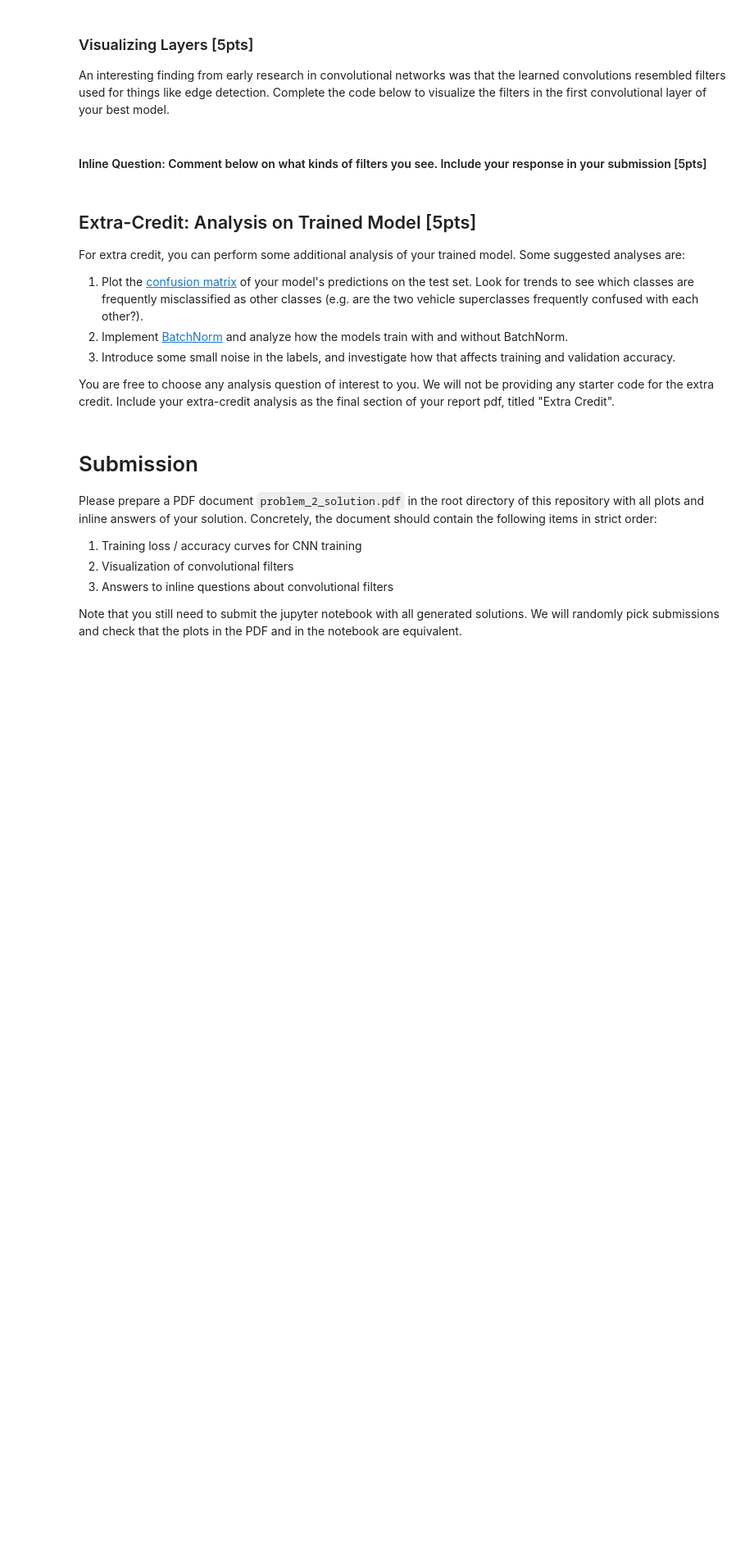
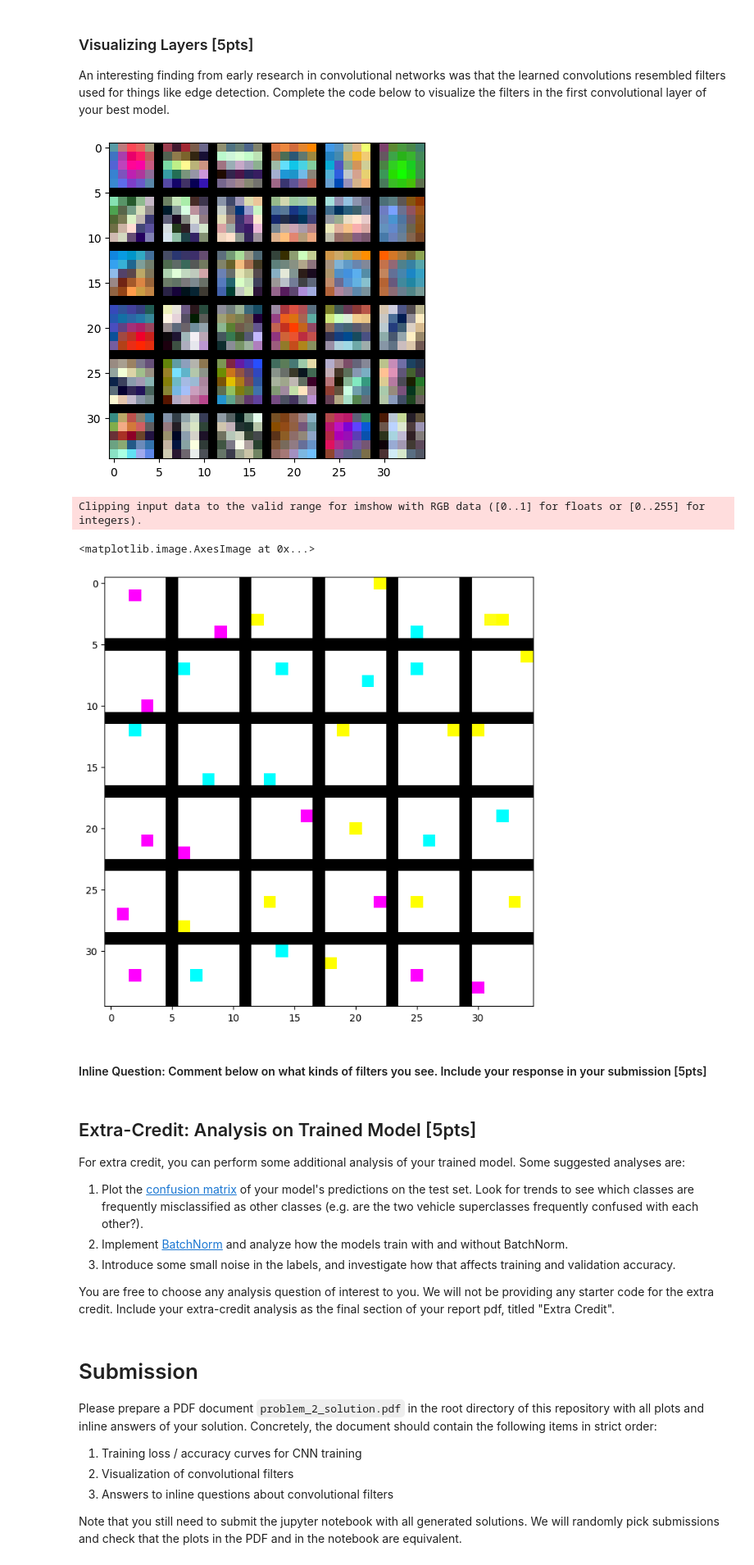
Before and after one commit to snehabandi/Deep-Learning-and-its-Applications, a Jupyter notebook: assignment1/Problem_2.ipynb, the cells around one changed output. Shown at 82% size. Cells and saved outputs as stored; diff of their text form; code cells hidden in the pictures; blank space fills up the shorter version.

```diff
--- a/assignment1/Problem_2.ipynb
+++ b/assignment1/Problem_2.ipynb
@@ -608,3 +443,52 @@ plt.imshow(im_array)
+# %%
+im_array = None
+nrows, ncols = None, None
+
+###################################################
+# TODO: read the weights in the convolutional     #
+# layer and reshape them to a grid of images to   #
+# view with matplotlib.                           #
+###################################################
+from math import sqrt, ceil
+
+wt_conv1 = model.net.get_params("conv1_w").transpose(3,0, 1, 2)
+P =1
+
+N, H, W, C = wt_conv1.shape
+grid_size = int(ceil(sqrt(N)))
+grid_height = H * grid_size + P * (grid_size - 1)
+grid_width = W * grid_size + P * (grid_size - 1)
+grid = np.zeros((grid_height, grid_width, C))
+
+ni = 0
+y0, y1 = 0, H
+for y in range(grid_size):
+    x0, x1 = 0, W
+    for x in range(grid_size):
+        if ni < N:
+            img = wt_conv1[ni]
+            low, high = np.min(img), np.max(img)
+            grid[y0:y1, x0:x1] = 255 * (img - low) / (high - low)
+            ni += 1
+        x0 += W + P
+        x1 += W + P
+    y0 += H + P
+    y1 += H + P
+
+im_array = grid
+plt.imshow(grid.astype(np.int32))
+plt.gcf().set_size_inches(5, 5)
+plt.show()
+###################################################
+#                END OF YOUR CODE                 #
+###################################################
+
+plt.imshow(im_array)
+# %% [output]
+[figure, added]
+Clipping input data to the valid range for imshow with RGB data ([0..1] for floats or [0..255] for integers).
+<matplotlib.image.AxesImage at 0x...>
+[figure, added]
 # %% [markdown]
 #### Inline Question: Comment below on what kinds of filters you see. Include your response in your submission [5pts]
 # %% [markdown]
```
Also changed, not shown: parts of 16 cells of this notebook, 4 other files.
